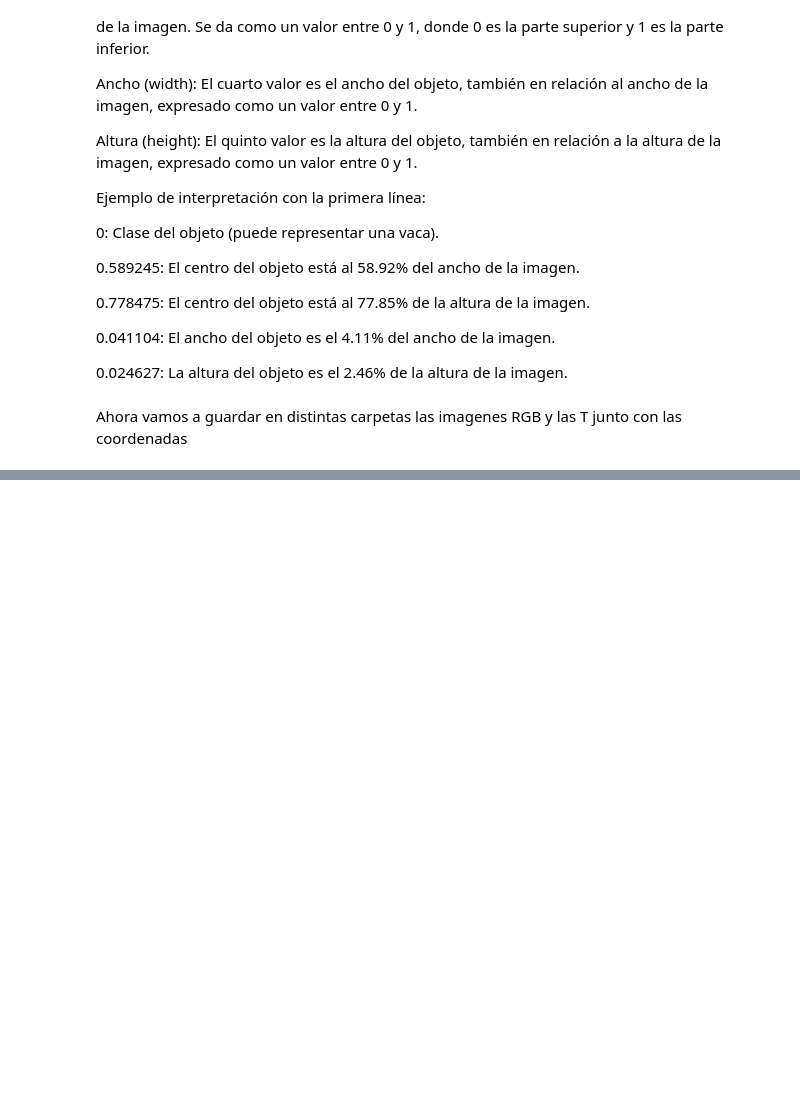
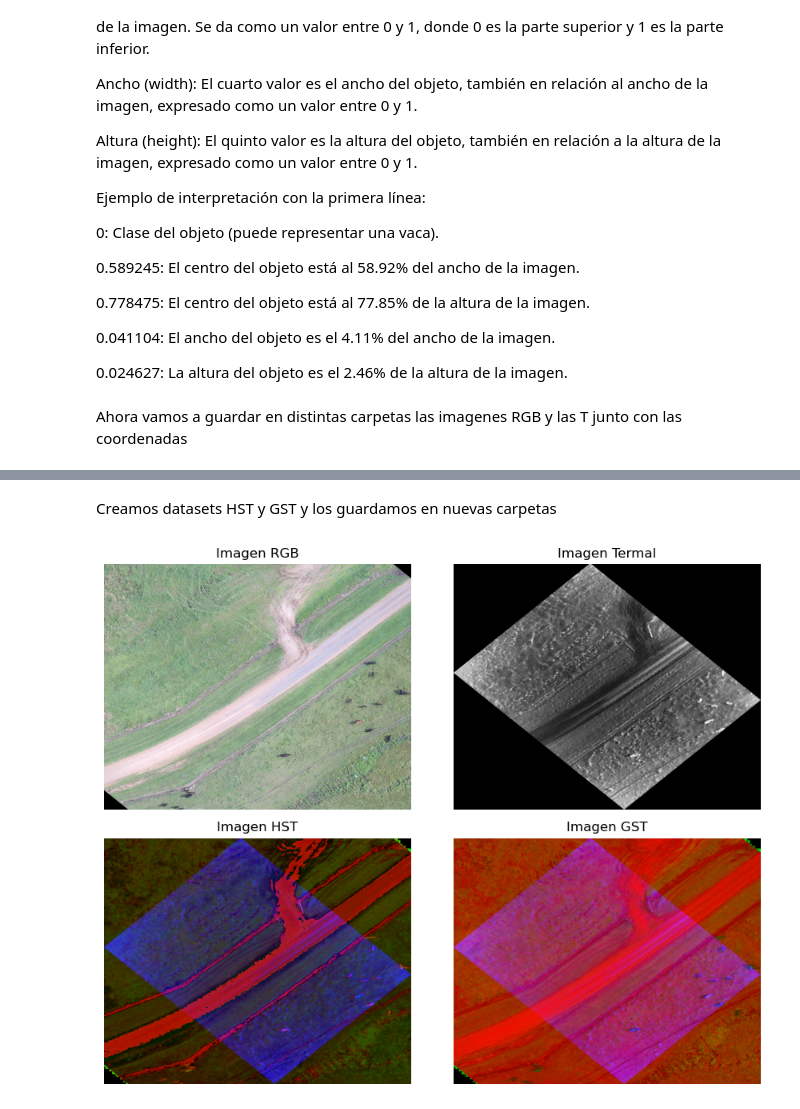
Before and after one commit to trinidadpujol/TPFINAL-Vision, a Jupyter notebook: dataset_exploration.ipynb, the cells around one changed output, grey strips where cells are left out. Saved outputs shown, nothing was run; the diff lists cells and outputs as text; code cells hidden in the pictures; blank space fills up the shorter version.

```diff
--- a/dataset_exploration.ipynb
+++ b/dataset_exploration.ipynb
@@ -201,0 +208,2 @@ Copiado: datasets/Horse/H_DJI_0657_R.txt a dataset_T\Horse
+# %% [markdown]
+Creamos datasets HST y GST y los guardamos en nuevas carpetas
@@ -201,0 +249,36 @@ Copiado: datasets/Horse/H_DJI_0657_R.txt a dataset_T\Horse
+# %%
+hst_cow = create_hst_image(cow_rgb_data[0], cow_t_data[0])
+gst_cow = create_gst_image(cow_rgb_data[0], cow_t_data[0])
+
+plt.figure(figsize=(9, 7))
+
+# Imagen RGB
+plt.subplot(2, 2, 1)
+plt.imshow(img_rgb)
+plt.title('Imagen RGB')
+plt.axis('off')
+
+# Imagen T
+plt.subplot(2, 2, 2)
+plt.imshow(img_t_oneCh, cmap='gray')
+plt.title('Imagen Termal')
+plt.axis('off')
+
+# VER COMO IMPRIMIR BIEN PARA EL INFORME/POSTER
+
+# Imagen HST
+plt.subplot(2, 2, 3)
+plt.imshow(hst_cow)
+plt.title('Imagen HST')
+plt.axis('off')
+
+# Imagen GST
+plt.subplot(2, 2, 4)
+plt.imshow(gst_cow)
+plt.title('Imagen GST')
+plt.axis('off')
+
+plt.tight_layout()
+plt.show()
+# %% [output]
+[figure, added]
```
Also changed, not shown: parts of 4 cells of this notebook.
